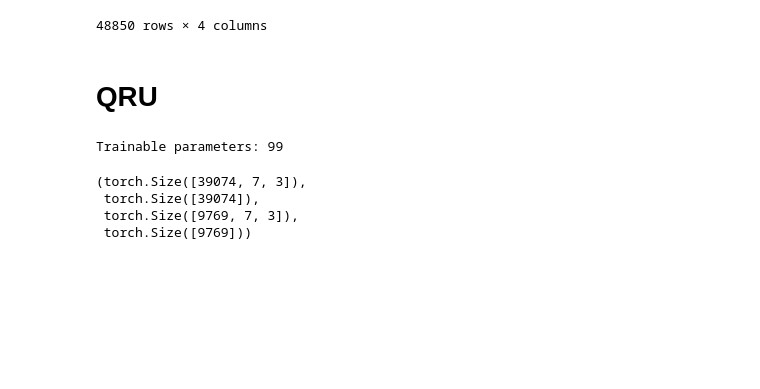
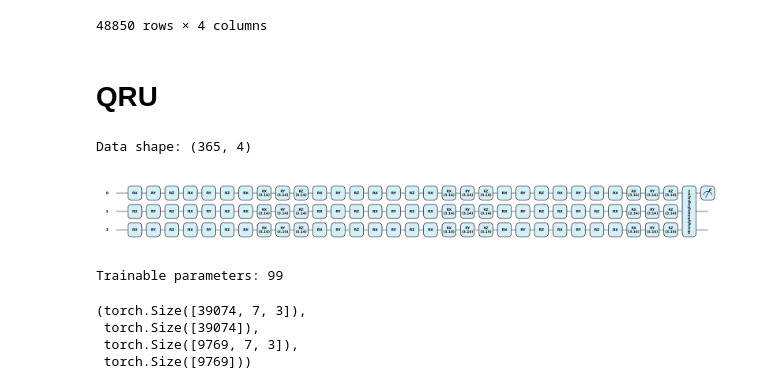
Before and after one commit to Sabarikirishwaran/DelphiQ, a Jupyter notebook: WBC.ipynb, the cells around one changed output. Drawn from its saved outputs; the diff is of its cells as text; code cells hidden in the pictures; blank space fills up the shorter version.

```diff
--- a/WBC.ipynb
+++ b/WBC.ipynb
@@ -440,6 +440,7 @@ nb_qubit_reupload = 3
 num_variational = 3
 nb_epoch = 300
 lr = 0.01
+batch_size = 32
 
 dev_reupload = qml.device("default.qubit", wires=nb_qubit_reupload, shots=None)
 
@@ -448,8 +449,8 @@ def encoding_layer(params_encoding, x, lookback, nb_qubit):
     for q in range(nb_qubit):
         for j in range(lookback):
             gate = rotation_gates[j % len(rotation_gates)]
-            target = j if j < nb_qubit else j % nb_qubit
-            gate(params_encoding[q,j] * x[:,j,q], wires=target)
+            #target = j if j < nb_qubit else j % nb_qubit
+            gate(params_encoding[q,j] * x[:,j,q], wires=q)
 
 def variational_layer(params_variational, lookback, nb_qubit, num_variational):
     rotation_gates = [qml.RX, qml.RY, qml.RZ]
@@ -458,7 +459,7 @@ def variational_layer(params_variational, lookback, nb_qubit, num_variational):
             gate = rotation_gates[k % len(rotation_gates)]
             gate(params_variational[q, k], wires=q)
 
-@qml.qnode(dev_reupload, interface="torch", diff_method="adjoint")
+@qml.qnode(dev_reupload, interface="torch", diff_method="backprop")
 def quantum_circuit_reupload(x, params):
     params_enc, params_var, ent_wieghts = params
     for i in range(nb_reuploading):
@@ -527,7 +528,7 @@ def train_and_eval(model, params_init, X_tr, y_tr, X_te, y_te, name, epochs, lr)
     print(f"Trainable parameters: {param_count}")
     mse_loss = torch.nn.MSELoss()
     train_ds = TensorDataset(X_tr, y_tr)
-    train_loader = DataLoader(train_ds, batch_size=128, shuffle=False, pin_memory=False, num_workers=4)
+    train_loader = DataLoader(train_ds, batch_size=batch_size, shuffle=False, pin_memory=False, num_workers=4)
 
     with open(f"{name}_metrics.csv", "w", newline="") as f:
         writer = csv.writer(f)
@@ -565,40 +566,55 @@ def train_and_eval(model, params_init, X_tr, y_tr, X_te, y_te, name, epochs, lr)
     plot_metrics(loss_hist, acc_hist, grad_norm_hist, name)
     torch.save([p.detach() for p in params], f"{name}_trained_params.pt")
 
     with torch.no_grad():
         #preds_final = torch.stack([model(params, x) for x in X_te])
         preds_final = model(X_te, params)
         with open(f"{name}_predictions.csv", "w", newline="") as f_pred:
             writer = csv.writer(f_pred)
             writer.writerow(["Index", "Actual", "Predicted"])
             for i, (true_val, pred_val) in enumerate(zip(y_te, preds_final)):
                 writer.writerow([i, true_val.item(), pred_val.item()])
         plot_predictions(y_te.numpy(), preds_final.numpy(), name)
 
-data = merged_data['RiverLevel-WaikatoRiver-HamiltonTrafficBr-1stJan1993-23rdMay2025']
+def draw_quantum_circuit():
+    # Dummy input: [batch_size, lookback, nb_qubit] → use [1, lookback, nb_qubit] then squeeze to [lookback, nb_qubit]
+    batch_size = 32
+    dummy_x = torch.rand((batch_size, lookback, 3), dtype=torch.float64)
+
+    # Dummy parameters with correct shape
+    dummy_params = [
+        torch.ones((nb_reuploading, nb_qubit_reupload, lookback), dtype=torch.float64) * np.pi,
+        torch.ones((nb_reuploading, nb_qubit_reupload, num_variational), dtype=torch.float64) * np.pi,
+        torch.ones(qml.StronglyEntanglingLayers.shape(n_layers=1, n_wires=nb_qubit_reupload), dtype=torch.float64) * np.pi
+    ]
+
+    # Draw the circuit
+    fig, ax = qml.draw_mpl(quantum_circuit_reupload, decimals=2, style="pennylane")(dummy_x, dummy_params)
+    plt.show()
+
+data = merged_data['RiverLevel-WaikatoRiver-HamiltonTrafficBr-1stJan1993-23rdMay2025'].iloc[-365:].copy() # Due to limited compute - trainning on last one year of data
+print(f"Data shape: {data.shape}")
 device = torch.device("cuda" if torch.cuda.is_available() else "cpu")
-
-
-
-
-
+draw_quantum_circuit()
 X_tr_np, y_tr_np, X_te_np, y_te_np = split_data(data=data, test_ratio=0.2, lookback=lookback, target_col='river_level')
 X_tr = torch.tensor(X_tr_np, dtype=torch.float64).to(device)
 y_tr = torch.tensor(y_tr_np, dtype=torch.float64).to(device)
 X_te = torch.tensor(X_te_np, dtype=torch.float64).to(device)
 y_te = torch.tensor(y_te_np, dtype=torch.float64).to(device)
 
 ent_shape = qml.StronglyEntanglingLayers.shape(n_layers=1, n_wires=nb_qubit_reupload)
 
 params_init_reupload = [
     torch.full((nb_reuploading, nb_qubit_reupload, lookback), np.pi, dtype=torch.float64, requires_grad=True).to(device),
     torch.full((nb_reuploading, nb_qubit_reupload, num_variational), np.pi, dtype=torch.float64, requires_grad=True).to(device),
     torch.full((ent_shape), np.pi, dtype=torch.float64, requires_grad=True).to(device)
 ]
 
 train_and_eval(quantum_circuit_reupload, params_init_reupload, X_tr, y_tr, X_te, y_te, "QRU_ent", nb_epoch, lr)
 # %% [output]
-Trainable parameters: 99
+Data shape: (365, 4)
+[figure, added]
+Trainable parameters: 99
 # %%
 X_tr.shape, y_tr.shape, X_te.shape, y_te.shape
 # %% [output]
```
Also changed, not shown: parts of 2 cells of this notebook.
